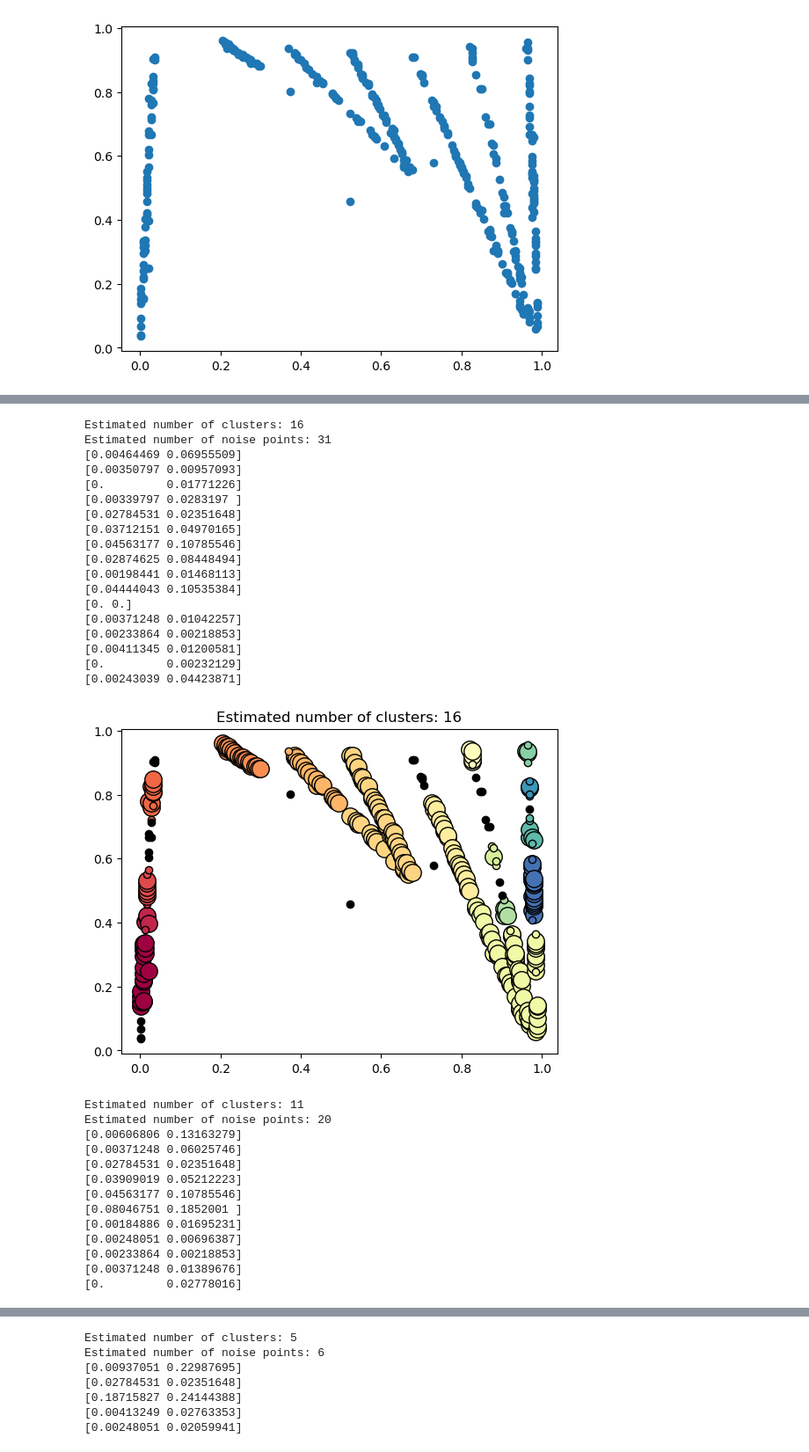
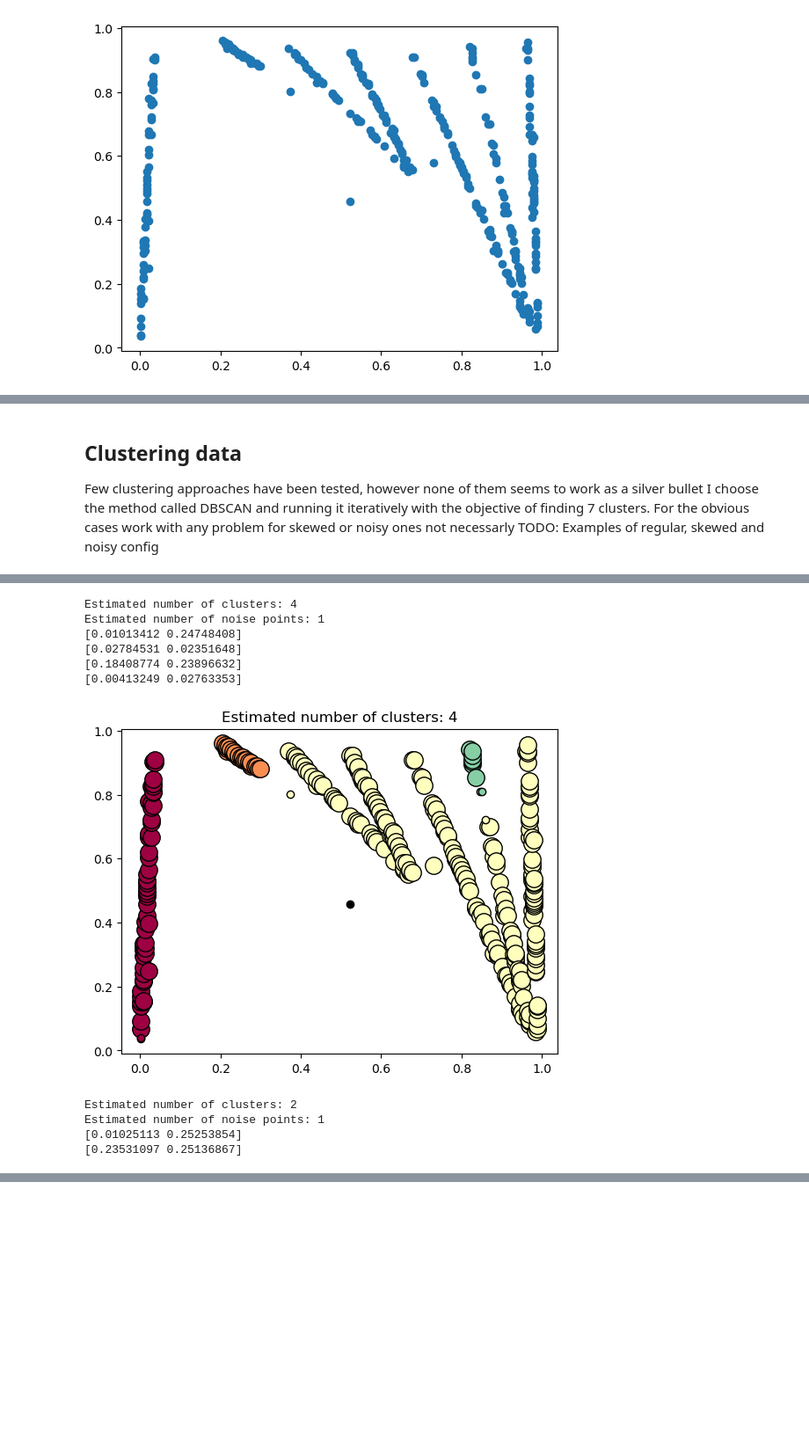
Before and after one commit to wpotrzebowski/detector-calibration, a Jupyter notebook: instrument/loki/h5scripts/StrawPos.ipynb, the cells around one changed output, grey strips where cells are left out. Shown at 88% size. Cells and saved outputs as stored; diff of their text form; code cells hidden in the pictures; blank space fills up the shorter version.

```diff
--- a/instrument/loki/h5scripts/StrawPos.ipynb
+++ b/instrument/loki/h5scripts/StrawPos.ipynb
@@ -182,7 +153,7 @@ def cluster_kmeans(X):
 # %%
 def flatten_image(data, straw_len, pos_len, cutoff):
     """
-    Can be done nicer!
+    This transforms counts into points on the image (losing depth)
     And should do midpoints
     """
     X = []
@@ -271,3 +247,5 @@ for i in range(200):
 # %%
-Z = flatten_image(histogrammed, 200, 200, 0)
+histogrammed = grp.hist(pos=200, straw=200)
+#Flattening image - this is "loosing" information about counts
+tubes = flatten_image(histogrammed, 200, 200, 0)
 # %%
@@ -282,6 +256,12 @@ cluster_kmeans(Z)
+# %% [markdown]
+## Clustering data
+Few clustering approaches have been tested, however none of them seems to work as a silver bullet
+I choose the method called DBSCAN and running it iteratively with the objective of finding 7 clusters.
+For the obvious cases work with any problem for skewed or noisy ones not necessarly
+TODO: Examples of regular, skewed and noisy config
 # %%
-for eps in np.linspace(0.01, 0.1, 10):
-    cluster_data(Z, eps=eps, min_samples=5)
+for eps in np.linspace(0.01, 0.1, 5):
+    cluster_data(tubes, eps=eps, min_samples=5)
 # %% [output]
 Estimated number of clusters: 5
 Estimated number of noise points: 319
@@ -330,32 +304,11 @@ Estimated number of noise points: 47
-Estimated number of clusters: 16
-Estimated number of noise points: 31
-[0.00464469 0.06955509]
-[0.00350797 0.00957093]
-[0.         0.01771226]
-[0.00339797 0.0283197 ]
+Estimated number of clusters: 4
+Estimated number of noise points: 1
+[0.01013412 0.24748408]
 [0.02784531 0.02351648]
-[0.03712151 0.04970165]
-[0.04563177 0.10785546]
-[0.02874625 0.08448494]
-[0.00198441 0.01468113]
-[0.04444043 0.10535384]
-[0. 0.]
-[0.00371248 0.01042257]
-[0.00233864 0.00218853]
-[0.00411345 0.01200581]
-[0.         0.00232129]
-[0.00243039 0.04423871]
+[0.18408774 0.23896632]
+[0.00413249 0.02763353]
-[figure, old version]
+[figure, new version]
-Estimated number of clusters: 11
-Estimated number of noise points: 20
-[0.00606806 0.13163279]
-[0.00371248 0.06025746]
-[0.02784531 0.02351648]
-[0.03909019 0.05212223]
-[0.04563177 0.10785546]
-[0.08046751 0.1852001 ]
-[0.00184886 0.01695231]
-[0.00248051 0.00696387]
-[0.00233864 0.00218853]
-[0.00371248 0.01389676]
-[0.         0.02778016]
+Estimated number of clusters: 2
+Estimated number of noise points: 1
+[0.01025113 0.25253854]
+[0.23531097 0.25136867]
@@ -363,7 +315,0 @@ Estimated number of noise points: 20
-Estimated number of clusters: 5
-Estimated number of noise points: 6
-[0.00937051 0.22987695]
-[0.02784531 0.02351648]
-[0.18715827 0.24144388]
-[0.00413249 0.02763353]
-[0.00248051 0.02059941]
```
Also changed, not shown: parts of 38 cells of this notebook.
